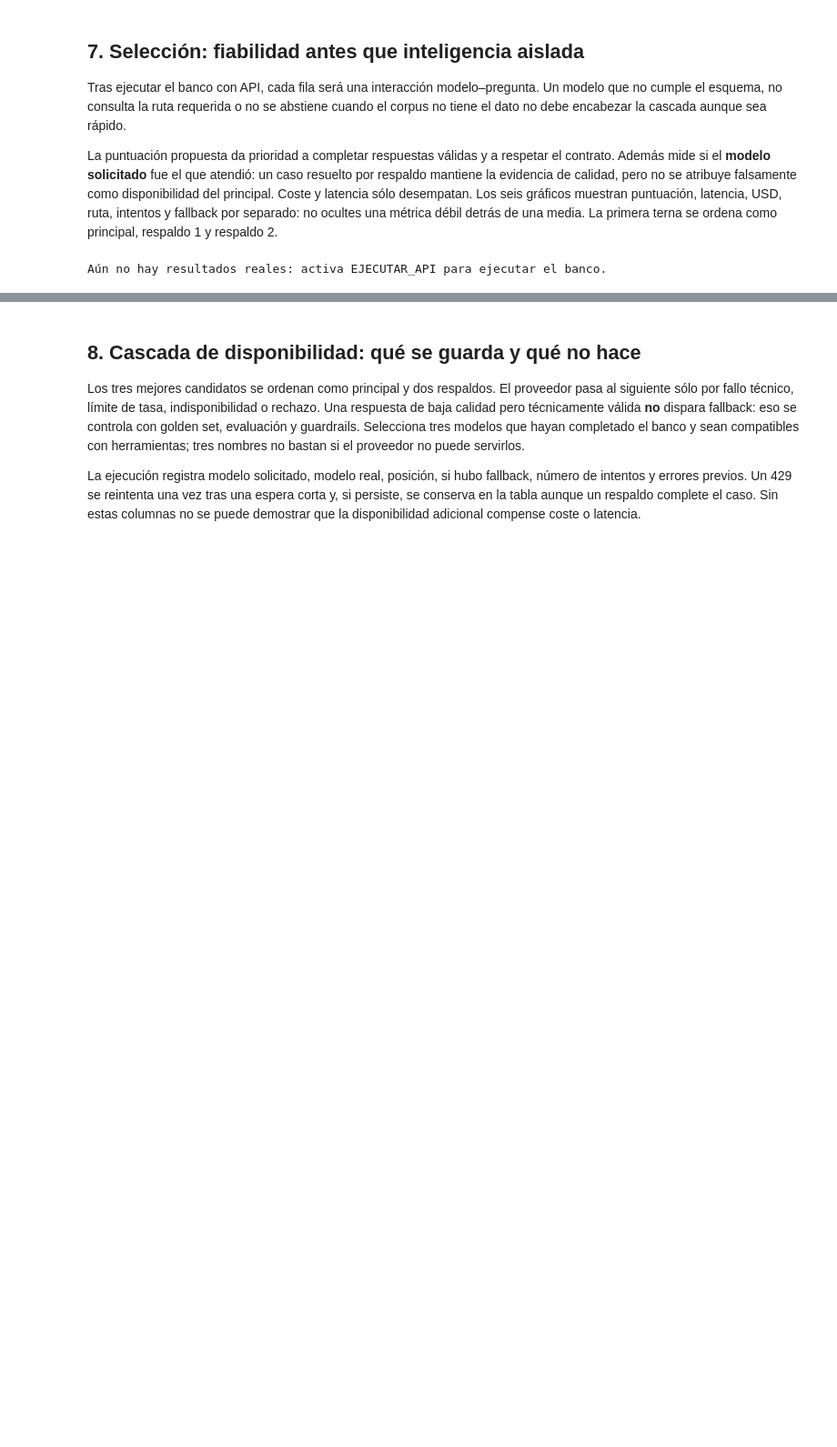
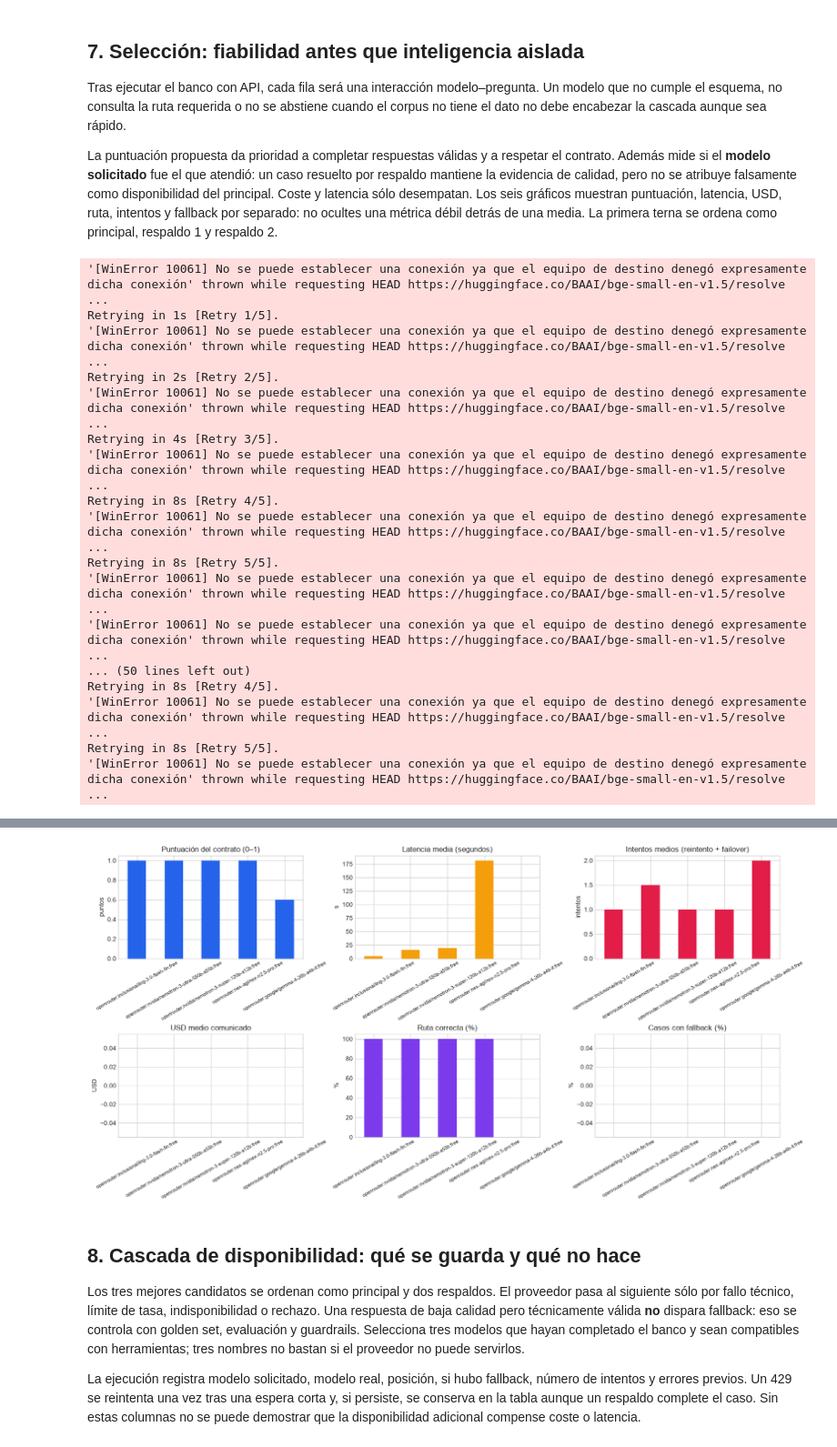
Before and after one commit to Romequinco/10k-financial-agent, a Jupyter notebook: notebooks/02_agente_baseline.ipynb, the cells around one changed output, grey strips where cells are left out. Shown at 91% size. Drawn from its saved outputs; the diff is of its cells as text; code cells hidden in the pictures; blank space fills up the shorter version.

```diff
--- a/notebooks/02_agente_baseline.ipynb
+++ b/notebooks/02_agente_baseline.ipynb
@@ -153,11 +172,10 @@ MAX_INTENTOS = 2  # Reintento acotado: evita gastar la cuota indefinidamente.
 ESPERA_REINTENTO_S = 2
 
 def ejecutar_candidato_con_disponibilidad(pregunta, candidato):
-    """Reintenta un 429/corte y usa los demás candidatos como failover técnico."""
-    suplentes = [modelo for modelo in CANDIDATOS if modelo != candidato]
+    """Mide un candidato aislado y reintenta sólo sus fallos transitorios."""
     intentos, errores_previos = [], []
     for numero in range(1, MAX_INTENTOS + 1):
-        resultado = agente.ejecutar(pregunta, sistema='cascada', modelo=candidato, fallbacks=suplentes)
+        resultado = agente.ejecutar(pregunta, sistema='baseline', modelo=candidato)
         intentos.append({'intento': numero, 'modelo_solicitado': candidato,
                          'modelo_real': resultado['modelo_real'], 'error': resultado['error'],
                          'hubo_fallback': resultado['hubo_fallback']})
@@ -197,6 +215,7 @@ if resultados_banco.empty:
     resumen = pd.DataFrame()
     print('Aún no hay resultados reales: activa EJECUTAR_API para ejecutar el banco.')
 else:
+    resultados_banco['usd'] = pd.to_numeric(resultados_banco['usd'], errors='coerce').fillna(0.0)
     resumen = resultados_banco.groupby('modelo').mean(numeric_only=True)
     resumen['puntuacion'] = sum(resumen[k] * peso for k, peso in PESOS.items())
     resumen = resumen.sort_values(['puntuacion','latencia_s'], ascending=[False, True])
@@ -214,4 +233,20 @@ else:
     for eje, etiqueta in zip(ejes.flat, ['puntos', 's', 'intentos', 'USD', '%', '%']): eje.set_ylabel(etiqueta)
     plt.show()
 # %% [output]
-Aún no hay resultados reales: activa EJECUTAR_API para ejecutar el banco.
+'[WinError 10061] No se puede establecer una conexión ya que el equipo de destino denegó expresamente dicha conexión' thrown while requesting HEAD https://huggingface.co/BAAI/bge-small-en-v1.5/resolve ...
+Retrying in 1s [Retry 1/5].
+'[WinError 10061] No se puede establecer una conexión ya que el equipo de destino denegó expresamente dicha conexión' thrown while requesting HEAD https://huggingface.co/BAAI/bge-small-en-v1.5/resolve ...
+Retrying in 2s [Retry 2/5].
+'[WinError 10061] No se puede establecer una conexión ya que el equipo de destino denegó expresamente dicha conexión' thrown while requesting HEAD https://huggingface.co/BAAI/bge-small-en-v1.5/resolve ...
+Retrying in 4s [Retry 3/5].
+'[WinError 10061] No se puede establecer una conexión ya que el equipo de destino denegó expresamente dicha conexión' thrown while requesting HEAD https://huggingface.co/BAAI/bge-small-en-v1.5/resolve ...
+Retrying in 8s [Retry 4/5].
+'[WinError 10061] No se puede establecer una conexión ya que el equipo de destino denegó expresamente dicha conexión' thrown while requesting HEAD https://huggingface.co/BAAI/bge-small-en-v1.5/resolve ...
+Retrying in 8s [Retry 5/5].
+'[WinError 10061] No se puede establecer una conexión ya que el equipo de destino denegó expresamente dicha conexión' thrown while requesting HEAD https://huggingface.co/BAAI/bge-small-en-v1.5/resolve ...
+'[WinError 10061] No se puede establecer una conexión ya que el equipo de destino denegó expresamente dicha conexión' thrown while requesting HEAD https://huggingface.co/BAAI/bge-small-en-v1.5/resolve ...
+... (50 lines left out)
+Retrying in 8s [Retry 4/5].
+'[WinError 10061] No se puede establecer una conexión ya que el equipo de destino denegó expresamente dicha conexión' thrown while requesting HEAD https://huggingface.co/BAAI/bge-small-en-v1.5/resolve ...
+Retrying in 8s [Retry 5/5].
+'[WinError 10061] No se puede establecer una conexión ya que el equipo de destino denegó expresamente dicha conexión' thrown while requesting HEAD https://huggingface.co/BAAI/bge-small-en-v1.5/resolve ...
@@ -218,3 +271,4 @@ Aún no hay resultados reales: activa EJECUTAR_API para ejecutar el banco.
+[figure, added]
 # %% [markdown]
 ## 8. Cascada de disponibilidad: qué se guarda y qué no hace
 
```
Also changed, not shown: parts of 11 cells of this notebook, 3 other files.
